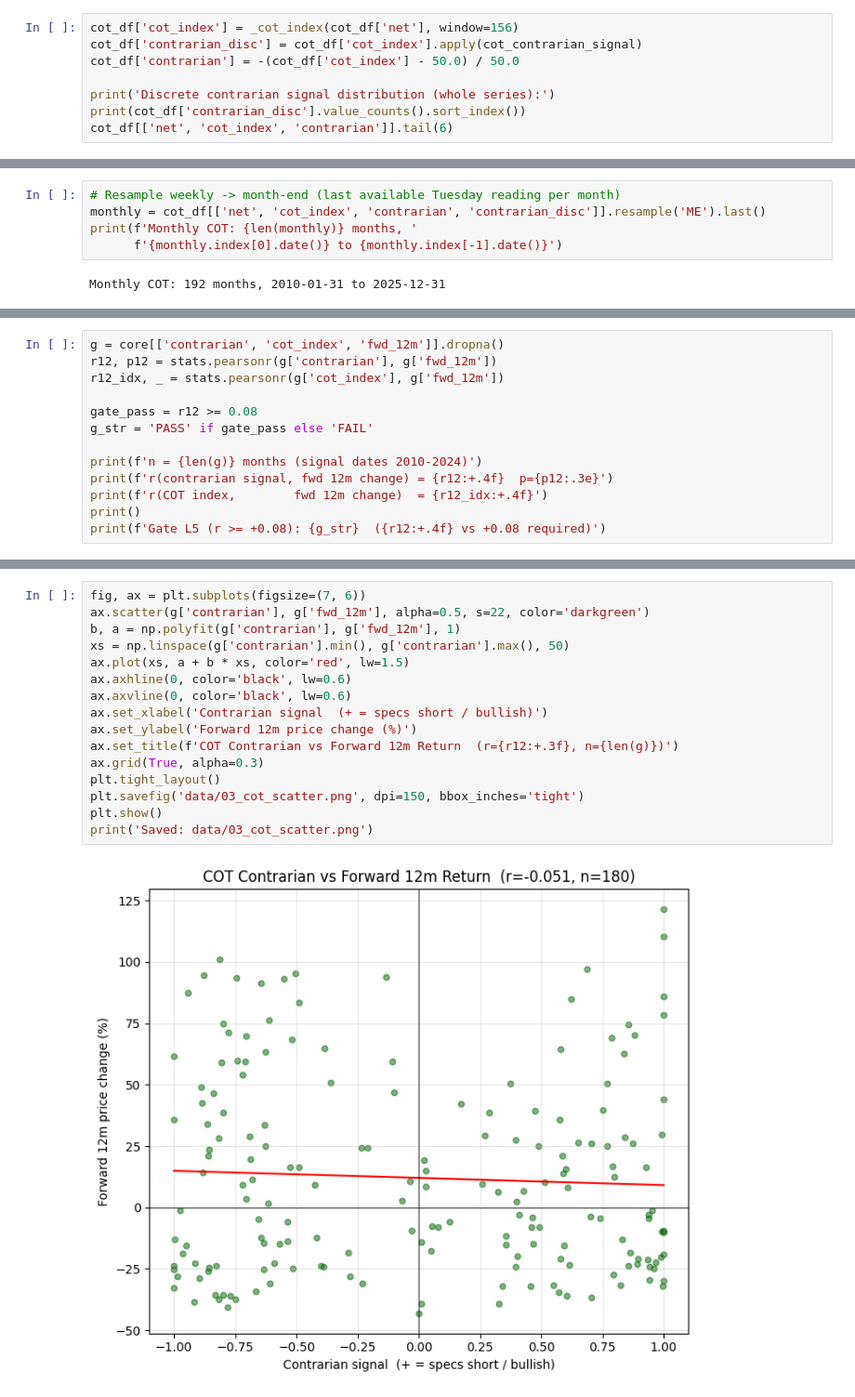
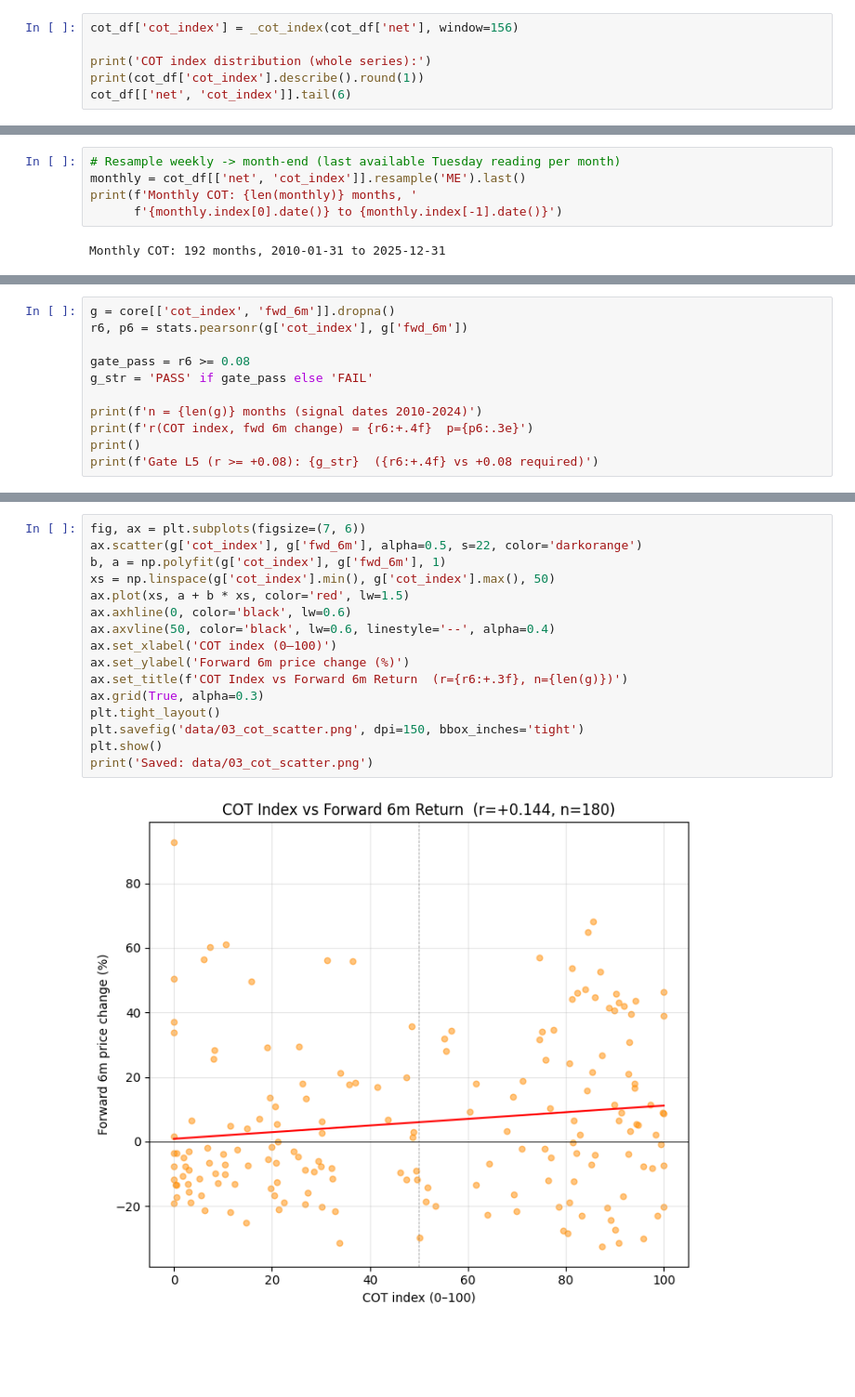
Before and after one commit to abhirajp97/greensignal, a Jupyter notebook: notebooks/coffee_backtests/03_cot_signal.ipynb, the cells around one changed output, grey strips where cells are left out. Shown at 93% size. Drawn from its saved outputs; the diff is of its cells as text; blank space fills up the shorter version.

```diff
--- a/notebooks/coffee_backtests/03_cot_signal.ipynb
+++ b/notebooks/coffee_backtests/03_cot_signal.ipynb
@@ -126,9 +126,7 @@ Saved: data/03_cot_net.png
 # %%
 cot_df['cot_index'] = _cot_index(cot_df['net'], window=156)
-cot_df['contrarian_disc'] = cot_df['cot_index'].apply(cot_contrarian_signal)
-cot_df['contrarian'] = -(cot_df['cot_index'] - 50.0) / 50.0
 
-print('Discrete contrarian signal distribution (whole series):')
-print(cot_df['contrarian_disc'].value_counts().sort_index())
-cot_df[['net', 'cot_index', 'contrarian']].tail(6)
+print('COT index distribution (whole series):')
+print(cot_df['cot_index'].describe().round(1))
+cot_df[['net', 'cot_index']].tail(6)
 # %% [output]
@@ -170,7 +172,7 @@ print('Saved: data/03_cot_index.png')
 Saved: data/03_cot_index.png
 # %%
 # Resample weekly -> month-end (last available Tuesday reading per month)
-monthly = cot_df[['net', 'cot_index', 'contrarian', 'contrarian_disc']].resample('ME').last()
+monthly = cot_df[['net', 'cot_index']].resample('ME').last()
 print(f'Monthly COT: {len(monthly)} months, '
       f'{monthly.index[0].date()} to {monthly.index[-1].date()}')
 # %% [output]
@@ -246,15 +345,13 @@ Primary metric mirrors the README ("vs YoY price change") = forward 12-month cha
 # %%
-g = core[['contrarian', 'cot_index', 'fwd_12m']].dropna()
-r12, p12 = stats.pearsonr(g['contrarian'], g['fwd_12m'])
-r12_idx, _ = stats.pearsonr(g['cot_index'], g['fwd_12m'])
+g = core[['cot_index', 'fwd_6m']].dropna()
+r6, p6 = stats.pearsonr(g['cot_index'], g['fwd_6m'])
 
-gate_pass = r12 >= 0.08
+gate_pass = r6 >= 0.08
 g_str = 'PASS' if gate_pass else 'FAIL'
 
 print(f'n = {len(g)} months (signal dates 2010-2024)')
-print(f'r(contrarian signal, fwd 12m change) = {r12:+.4f}  p={p12:.3e}')
-print(f'r(COT index,        fwd 12m change)  = {r12_idx:+.4f}')
+print(f'r(COT index, fwd 6m change) = {r6:+.4f}  p={p6:.3e}')
 print()
-print(f'Gate L5 (r >= +0.08): {g_str}  ({r12:+.4f} vs +0.08 required)')
+print(f'Gate L5 (r >= +0.08): {g_str}  ({r6:+.4f} vs +0.08 required)')
 # %% [output]
 n = 180 months (signal dates 2010-2024)
@@ -265,20 +361,20 @@ Gate L5 (r >= +0.08): FAIL  (-0.0513 vs +0.08 required)
 # %%
 fig, ax = plt.subplots(figsize=(7, 6))
-ax.scatter(g['contrarian'], g['fwd_12m'], alpha=0.5, s=22, color='darkgreen')
-b, a = np.polyfit(g['contrarian'], g['fwd_12m'], 1)
-xs = np.linspace(g['contrarian'].min(), g['contrarian'].max(), 50)
+ax.scatter(g['cot_index'], g['fwd_6m'], alpha=0.5, s=22, color='darkorange')
+b, a = np.polyfit(g['cot_index'], g['fwd_6m'], 1)
+xs = np.linspace(g['cot_index'].min(), g['cot_index'].max(), 50)
 ax.plot(xs, a + b * xs, color='red', lw=1.5)
 ax.axhline(0, color='black', lw=0.6)
-ax.axvline(0, color='black', lw=0.6)
-ax.set_xlabel('Contrarian signal  (+ = specs short / bullish)')
-ax.set_ylabel('Forward 12m price change (%)')
-ax.set_title(f'COT Contrarian vs Forward 12m Return  (r={r12:+.3f}, n={len(g)})')
+ax.axvline(50, color='black', lw=0.6, linestyle='--', alpha=0.4)
+ax.set_xlabel('COT index (0–100)')
+ax.set_ylabel('Forward 6m price change (%)')
+ax.set_title(f'COT Index vs Forward 6m Return  (r={r6:+.3f}, n={len(g)})')
 ax.grid(True, alpha=0.3)
 plt.tight_layout()
 plt.savefig('data/03_cot_scatter.png', dpi=150, bbox_inches='tight')
 plt.show()
 print('Saved: data/03_cot_scatter.png')
 # %% [output]
-[figure, old version]
+[figure, new version]
 Saved: data/03_cot_scatter.png
 # %% [markdown]
```
Also changed, not shown: parts of 20 cells of this notebook, 8 other files.
